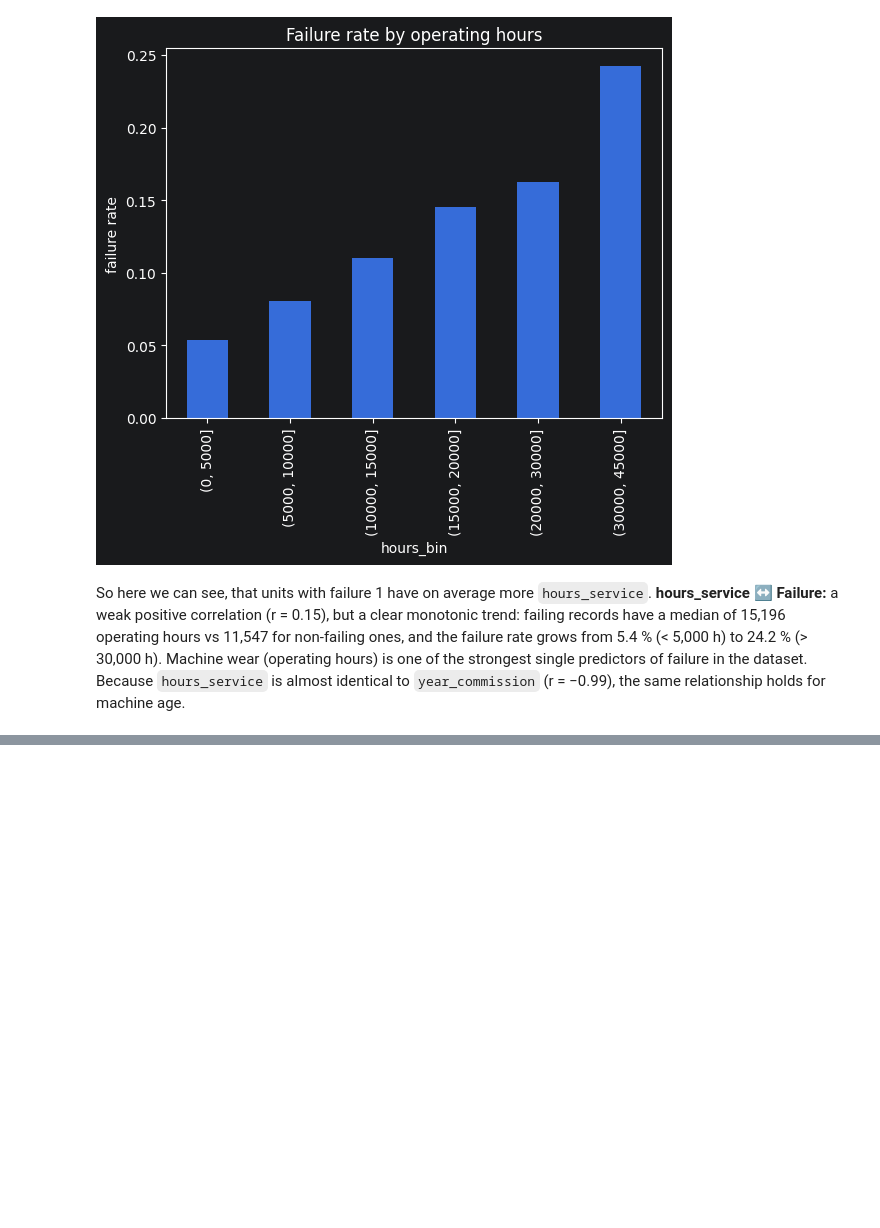
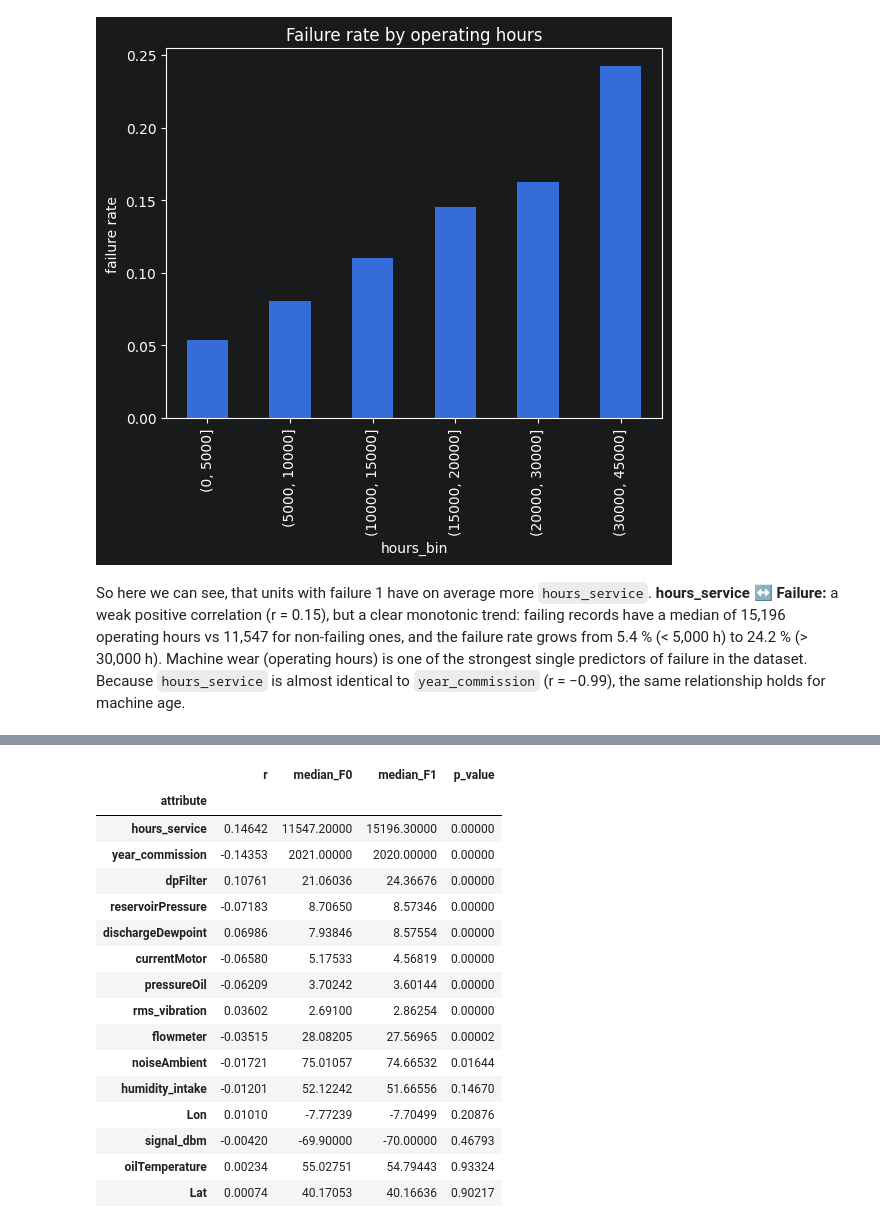
Before and after one commit to yegor-vin/Intelligent-data-analysis--project, a Jupyter notebook: phase-1.ipynb, the cells around one changed output, grey strips where cells are left out. Drawn from its saved outputs; the diff is of its cells as text; code cells hidden in the pictures; blank space fills up the shorter version.

```diff
--- a/phase-1.ipynb
+++ b/phase-1.ipynb
@@ -650,0 +682,30 @@ to `year_commission` (r = −0.99), the same relationship holds for machine age.
+# %%
+predArr = full.select_dtypes("number").columns.drop(["id_unit", "Failure"])
+rows = []
+for c in predArr:
+    s = full[[c, "Failure"]].dropna()
+    f1, f0 = s.loc[s["Failure"] == 1, c], s.loc[s["Failure"] == 0, c]
+    rows.append({"attribute": c,
+                 "r": s[c].corr(s["Failure"]),
+                 "median_F0": f0.median(), "median_F1": f1.median(),
+                 "p_value": mannwhitneyu(f1, f0).pvalue})
+numTable = pd.DataFrame(rows).set_index("attribute").sort_values("r", key=abs, ascending=False)
+numTable.round(5)
+# %% [output]
+|  | r | median_F0 | median_F1 | p_value |
+| attribute |  |  |  |  |
+| hours_service | 0.14642 | 11547.20000 | 15196.30000 | 0.00000 |
+| year_commission | -0.14353 | 2021.00000 | 2020.00000 | 0.00000 |
+| dpFilter | 0.10761 | 21.06036 | 24.36676 | 0.00000 |
+| reservoirPressure | -0.07183 | 8.70650 | 8.57346 | 0.00000 |
+| dischargeDewpoint | 0.06986 | 7.93846 | 8.57554 | 0.00000 |
+| currentMotor | -0.06580 | 5.17533 | 4.56819 | 0.00000 |
+| pressureOil | -0.06209 | 3.70242 | 3.60144 | 0.00000 |
+| rms_vibration | 0.03602 | 2.69100 | 2.86254 | 0.00000 |
+| flowmeter | -0.03515 | 28.08205 | 27.56965 | 0.00002 |
+| noiseAmbient | -0.01721 | 75.01057 | 74.66532 | 0.01644 |
+| humidity_intake | -0.01201 | 52.12242 | 51.66556 | 0.14670 |
+| Lon | 0.01010 | -7.77239 | -7.70499 | 0.20876 |
+| signal_dbm | -0.00420 | -69.90000 | -70.00000 | 0.46793 |
+| oilTemperature | 0.00234 | 55.02751 | 54.79443 | 0.93324 |
+| Lat | 0.00074 | 40.17053 | 40.16636 | 0.90217 |
```
Also changed, not shown: parts of 11 cells of this notebook.
